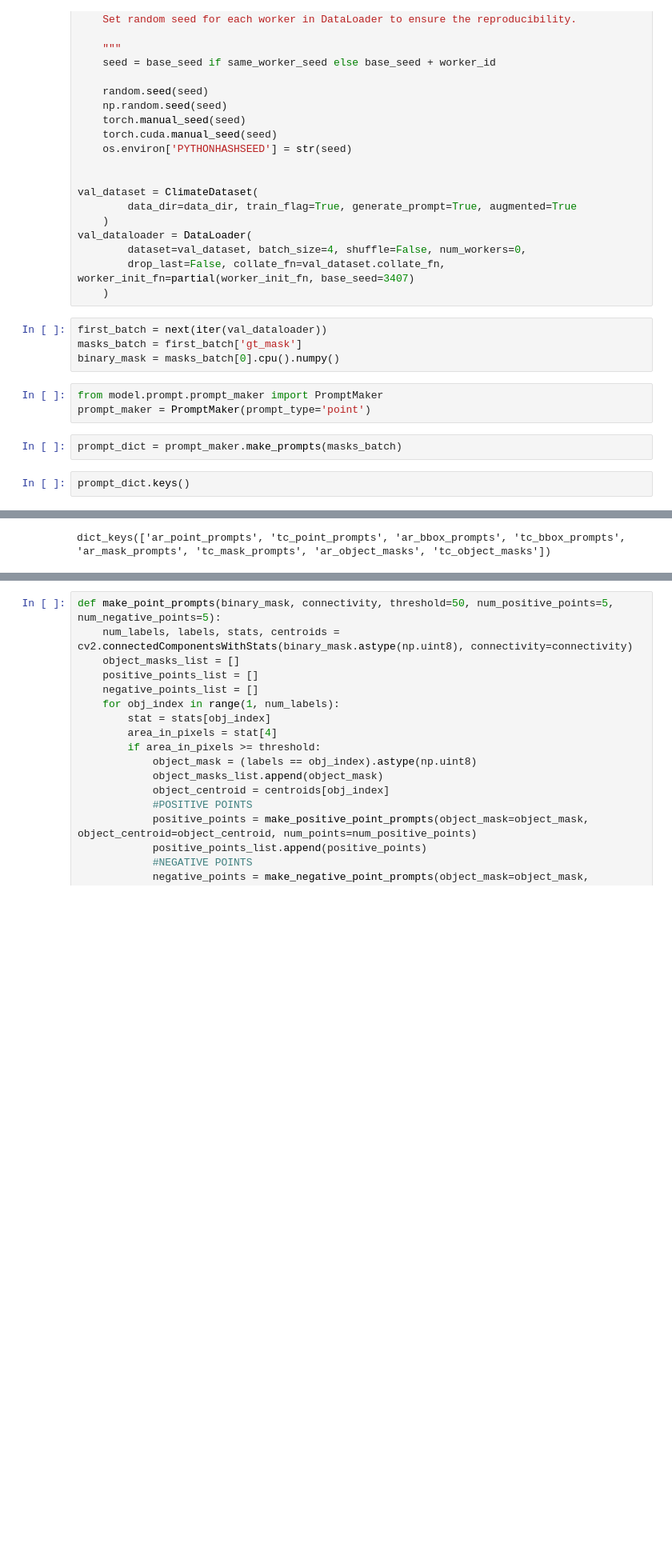
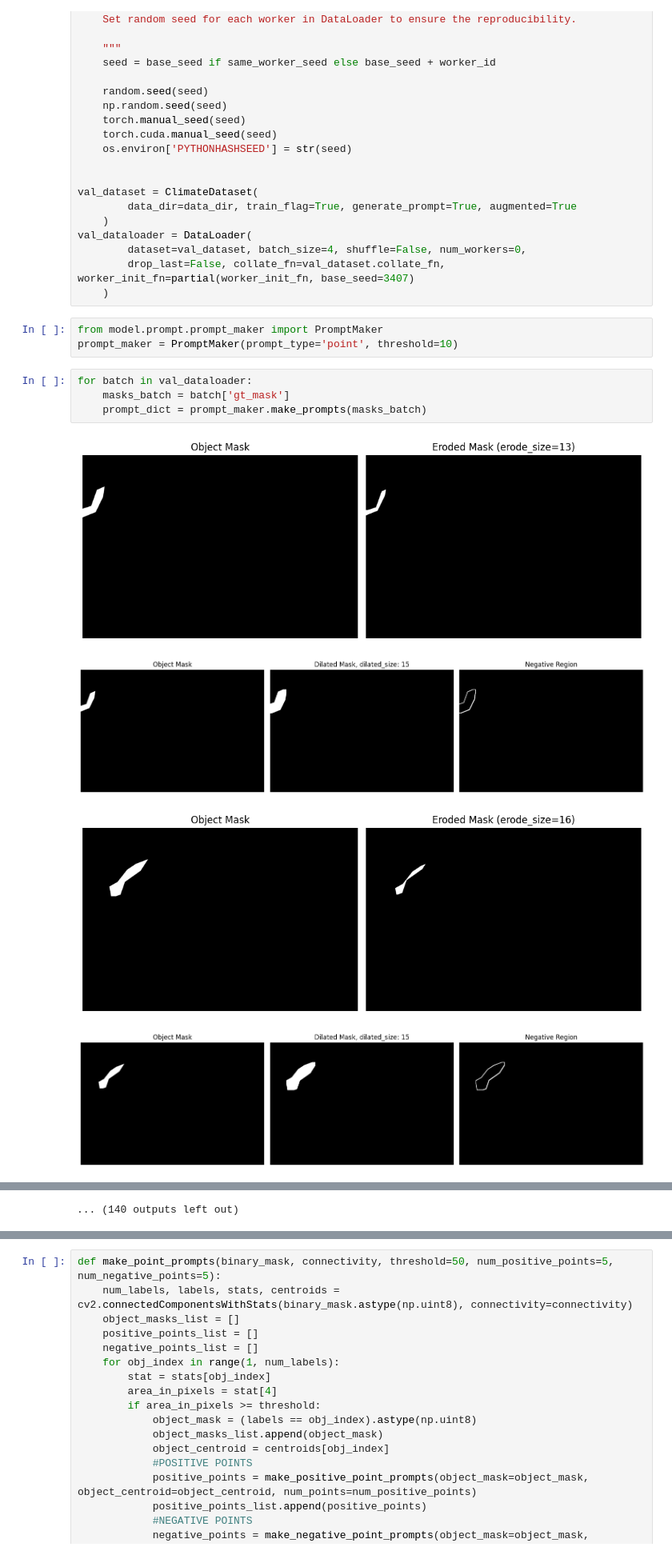
Before and after one commit to thangible/ClimateSAM, a Jupyter notebook: prompt_work.ipynb, the cells around one changed output, grey strips where cells are left out. Shown at 80% size. Cells and saved outputs as stored; diff of their text form; blank space fills up the shorter version.

Commit message:
prompt

```diff
--- a/prompt_work.ipynb
+++ b/prompt_work.ipynb
@@ -39,15 +39,15 @@ val_dataloader = DataLoader(
         dataset=val_dataset, batch_size=4, shuffle=False, num_workers=0,
         drop_last=False, collate_fn=val_dataset.collate_fn, worker_init_fn=partial(worker_init_fn, base_seed=3407)
     )
-# %%
-first_batch = next(iter(val_dataloader))
-masks_batch = first_batch['gt_mask']
-binary_mask = masks_batch[0].cpu().numpy()
 # %%
 from model.prompt.prompt_maker import PromptMaker
-prompt_maker = PromptMaker(prompt_type='point')
+prompt_maker = PromptMaker(prompt_type='point', threshold=10)
-# %%
-prompt_dict = prompt_maker.make_prompts(masks_batch)
 # %%
-prompt_dict.keys()
+for batch in val_dataloader:
+    masks_batch = batch['gt_mask']
+    prompt_dict = prompt_maker.make_prompts(masks_batch)
 # %% [output]
+[figure, added]
+[figure, added]
+[figure, added]
+[figure, added]
@@ -54 +62 @@ prompt_dict.keys()
-dict_keys(['ar_point_prompts', 'tc_point_prompts', 'ar_bbox_prompts', 'tc_bbox_prompts', 'ar_mask_prompts', 'tc_mask_prompts', 'ar_object_masks', 'tc_object_masks'])
+... (140 outputs left out)
```
Also changed, not shown: parts of 8 cells of this notebook, 2 other files.
